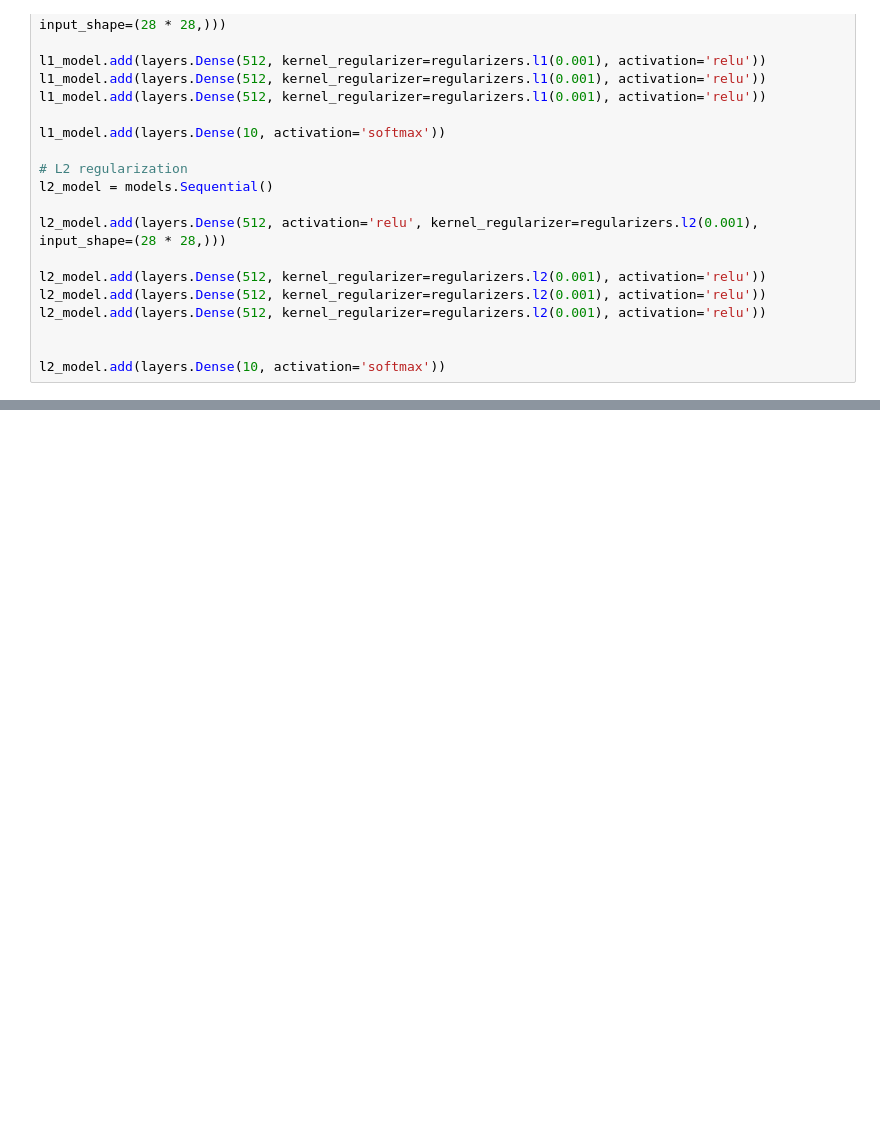
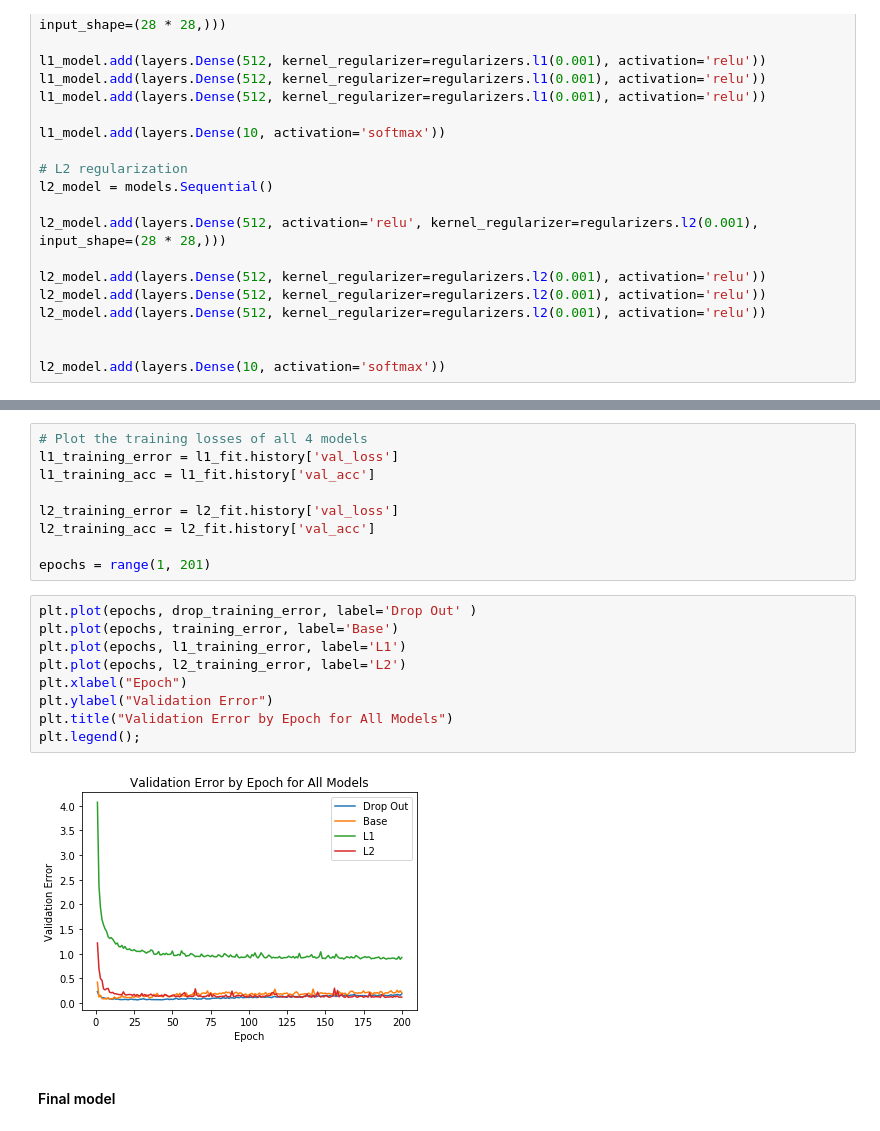
Before and after one commit to Sun-Kev/MACS30200proj, a Jupyter notebook: ProblemSets/PS3/PS3_SunK.ipynb, the cells around one changed output, grey strips where cells are left out. Drawn from its saved outputs; the diff is of its cells as text; blank space fills up the shorter version.

```diff
--- a/ProblemSets/PS3/PS3_SunK.ipynb
+++ b/ProblemSets/PS3/PS3_SunK.ipynb
@@ -209,0 +205,22 @@ Epoch 200/200
+# %%
+# Plot the training losses of all 4 models
+l1_training_error = l1_fit.history['val_loss']
+l1_training_acc = l1_fit.history['val_acc']
+
+l2_training_error = l2_fit.history['val_loss']
+l2_training_acc = l2_fit.history['val_acc']
+
+epochs = range(1, 201)
+# %%
+plt.plot(epochs, drop_training_error, label='Drop Out' )
+plt.plot(epochs, training_error, label='Base')
+plt.plot(epochs, l1_training_error, label='L1')
+plt.plot(epochs, l2_training_error, label='L2')
+plt.xlabel("Epoch")
+plt.ylabel("Validation Error")
+plt.title("Validation Error by Epoch for All Models")
+plt.legend();
+# %% [output]
+[figure, added]
+# %% [markdown]
+#### Final model
```
Also changed, not shown: parts of 23 cells of this notebook.
